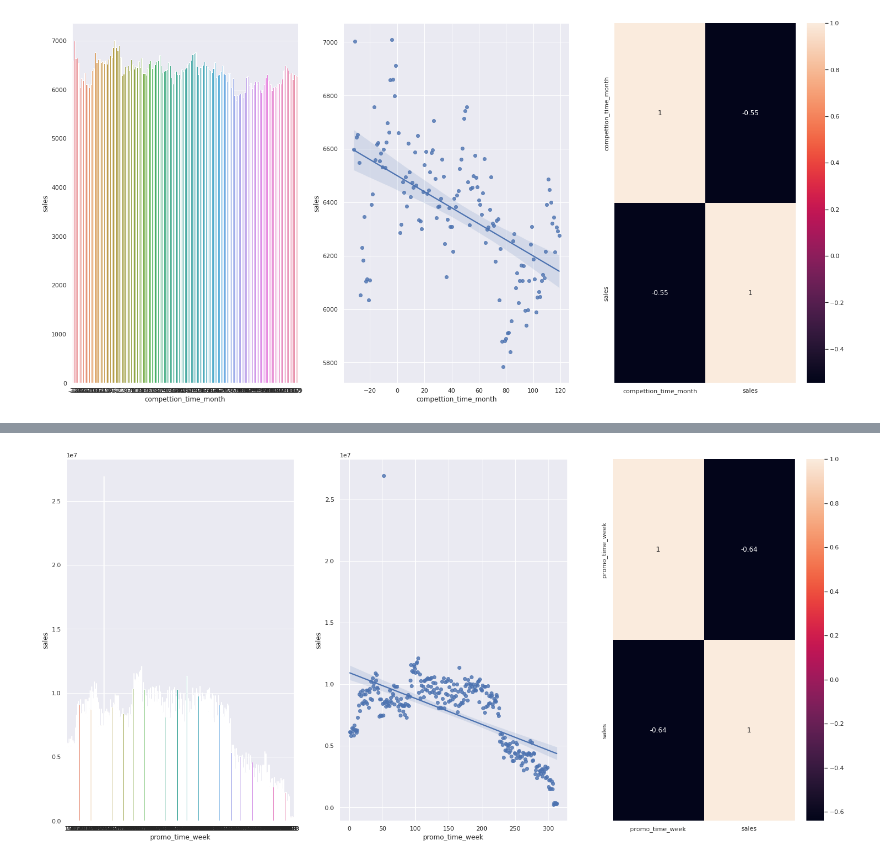
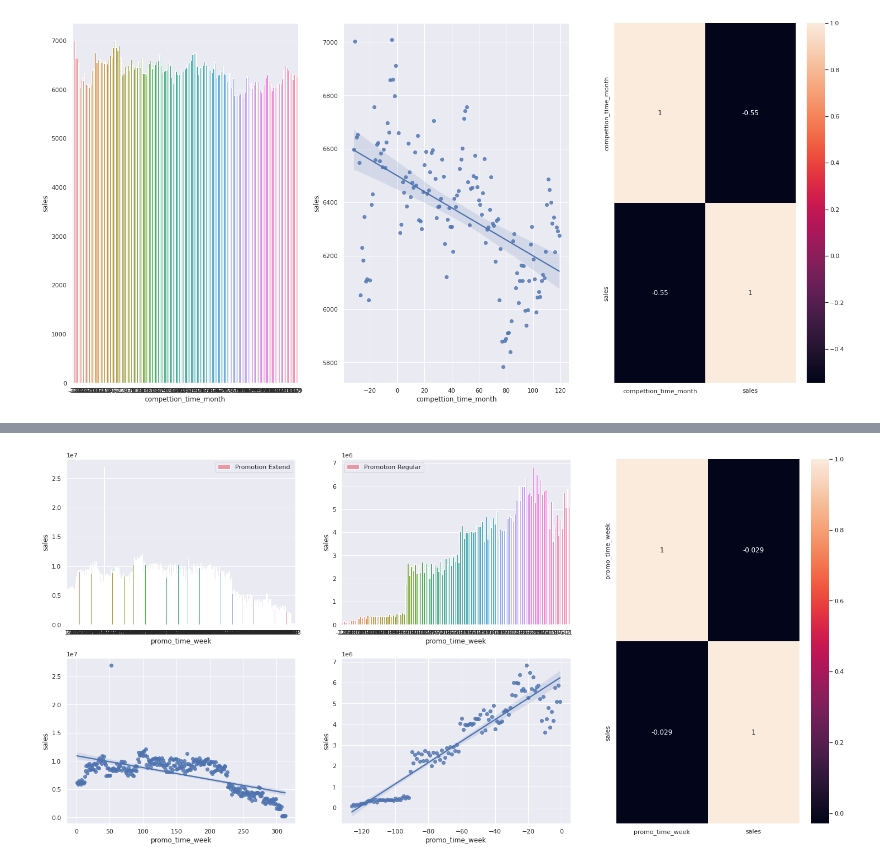
Before and after one commit to guiaraujofreitas/Rossmann-Store-Sales, a Jupyter notebook: m04_Store_Sales_prediction.ipynb, the cells around one changed output, grey strips where cells are left out. Drawn from its saved outputs; the diff is of its cells as text; code cells hidden in the pictures.

```diff
--- a/m04_Store_Sales_prediction.ipynb
+++ b/m04_Store_Sales_prediction.ipynb
@@ -651,25 +643,33 @@ Index(['store', 'day_of_week', 'date', 'sales', 'promo', 'state_holiday',
 # %%
-grid = GridSpec(2 ,3)
+# ======= Promotion extend ========================= #
 
 aux = df4[['promo_time_week','sales']].groupby('promo_time_week').sum().reset_index()
 
+grid = GridSpec(2 ,3)
+
 aux1 = aux.loc[aux['promo_time_week']> 0]
 
-plt.subplot(1,3,1)
-sns.barplot(x= 'promo_time_week', y = 'sales', data=aux1);
+plt.subplot( grid[0,0] )
+sns.barplot(x= 'promo_time_week', y = 'sales', data=aux1, label= 'Promotion Extend');
+plt.legend(loc='best');
 
-plt.subplot(1,3,2)
+plt.subplot( grid[1,0] )
 sns.regplot(x = 'promo_time_week', y= 'sales', data=aux1);
 
-plt.subplot(1,3,3)
-sns.heatmap(aux1.corr(method='pearson'), annot=True);
+plt.subplot(grid[0,1])
 
 
 # ================== Promotion Regular =================
 
 aux3 = aux.loc[aux['promo_time_week']< 0]
 
-plt.subplot(2,3,4)
-sns.barplot()
+sns.barplot(x= 'promo_time_week', y = 'sales', data=aux3, label= 'Promotion Regular');
+plt.legend(loc='best');
+
+plt.subplot( grid[1,1] )
+sns.regplot(x = 'promo_time_week', y= 'sales', data=aux3);
+
+plt.subplot(grid[:,2])
+sns.heatmap(aux.corr(method='pearson'), annot=True);
 # %% [output]
-[figure, old version]
+[figure, new version]
```
Also changed, not shown: parts of 15 cells of this notebook.
